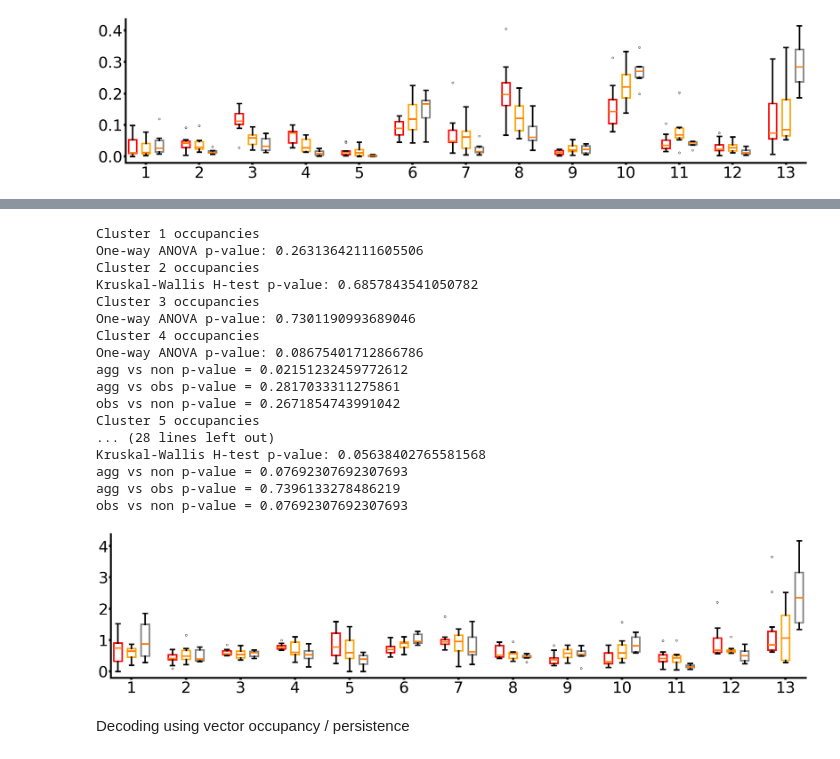
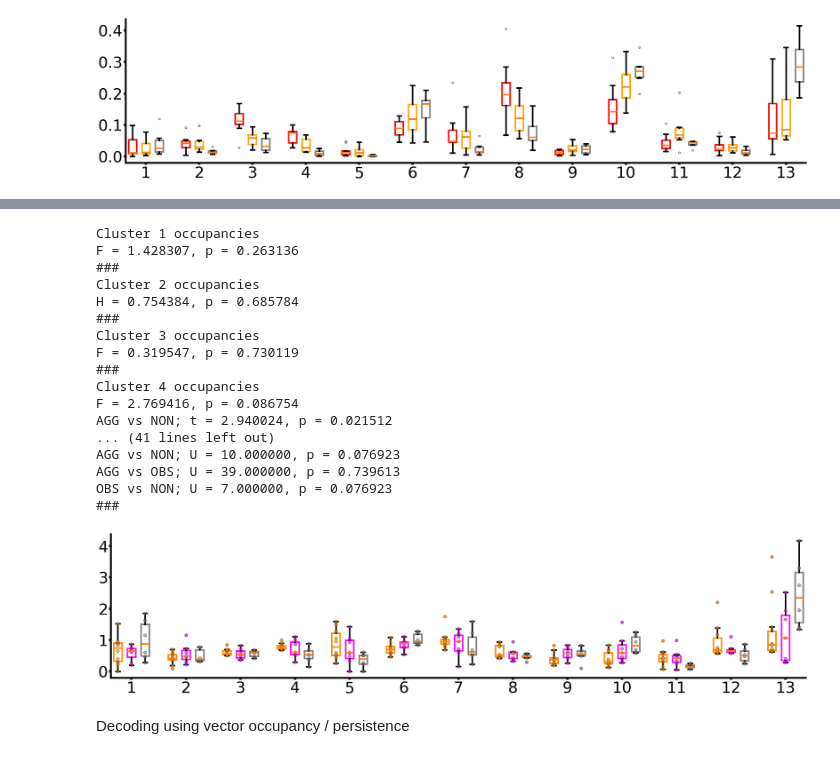
Before and after one commit to FalknerLab/AggressionObservation, a Jupyter notebook: figures/Fig1_FullBehaviorAnalysis.ipynb, the cells around one changed output, grey strips where cells are left out. Saved outputs shown, nothing was run; the diff lists cells and outputs as text; code cells hidden in the pictures.

```diff
--- a/figures/Fig1_BehaviorAnalysis.ipynb
+++ b/figures/Fig1_FullBehaviorAnalysis.ipynb
@@ -458,61 +535,65 @@ cd1_obs_persistence = np.where(np.isnan(cd1_obs_persistence), 0, cd1_obs_persist
 cd1_non_persistence = np.where(np.isnan(cd1_non_persistence), 0, cd1_non_persistence)
 
 ### plotting
-fig, axs = plt.subplots(figsize=(2.5* n_clusters, 8))  # Adjust figure size as needed
+fig, axs = plt.subplots(figsize=(2.5 * n_clusters, 8))  # Adjust figure size as needed
 
 for i in np.arange(n_clusters):
     data_to_plot = [cd1_agg_persistence[i], cd1_obs_persistence[i], cd1_non_persistence[i]]
-    print('Cluster %i occupancies' % (i+1))
+    print('Cluster %i occupancies' % (i + 1))
     run_cluster_stats(data_to_plot)
 
     # Calculate positions for this cluster's boxplots
     positions = np.arange(1, 4) + (i * 4)  # Adjust spacing between groups here
 
     # Plot boxplots for this cluster
     box = plt.boxplot(data_to_plot, positions=positions, patch_artist=True, widths=0.6)  # Adjust widths as needed
 
     # Customize boxplots
-    colors = ['red', 'orange', 'gray']
+    colors = ['darkorange', 'magenta', 'gray']
     for patch, color in zip(box['boxes'], colors):
         patch.set_edgecolor(color)
         patch.set_facecolor('white')
         patch.set_linewidth(5)
     for median in box['medians']:
         median.set_linewidth(5)
     for whisker in box['whiskers']:
         whisker.set_linewidth(5)
     for cap in box['caps']:
         cap.set_linewidth(5)
 
-
+    # Plot individual data points
+    for j, data in enumerate(data_to_plot):
+        plt.scatter(np.full_like(data, positions[j]), data, color=colors[j], edgecolor='black', zorder=2, s=100, alpha=0.6)
 
 # Set a common title and other figure-level customizations
 sns.despine()
 plt.yticks(fontsize=50)
 plt.xticks(np.linspace(2, 50, 13), np.arange(1, 14), fontsize=50)
 
 # Adjust layout
 plt.tight_layout()
-# plt.savefig('.\\figures\\cluster_persistences.svg')
+
+# plt.savefig('.\\figures\\cluster_persistence.svg')
+plt.show()
 # %% [output]
 Cluster 1 occupancies
-One-way ANOVA p-value: 0.26313642111605506
+F = 1.428307, p = 0.263136
+###
 Cluster 2 occupancies
-Kruskal-Wallis H-test p-value: 0.6857843541050782
+H = 0.754384, p = 0.685784
+###
 Cluster 3 occupancies
-One-way ANOVA p-value: 0.7301190993689046
+F = 0.319547, p = 0.730119
+###
 Cluster 4 occupancies
-One-way ANOVA p-value: 0.08675401712866786
-agg vs non p-value = 0.02151232459772612
-agg vs obs p-value = 0.2817033311275861
-obs vs non p-value = 0.2671854743991042
-Cluster 5 occupancies
-... (28 lines left out)
-Kruskal-Wallis H-test p-value: 0.05638402765581568
-agg vs non p-value = 0.07692307692307693
-agg vs obs p-value = 0.7396133278486219
-obs vs non p-value = 0.07692307692307693
+F = 2.769416, p = 0.086754
+AGG vs NON; t = 2.940024, p = 0.021512
+... (41 lines left out)
+AGG vs NON; U = 10.000000, p = 0.076923
+AGG vs OBS; U = 39.000000, p = 0.739613
+OBS vs NON; U = 7.000000, p = 0.076923
+###
-[figure, old version]
+[figure, new version]
 # %% [markdown]
 Decoding using vector occupancy / persistence
 # %%
```
Also changed, not shown: parts of 10 cells of this notebook.
